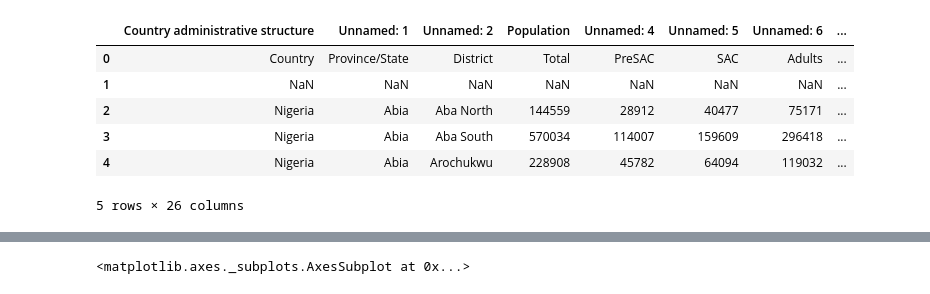
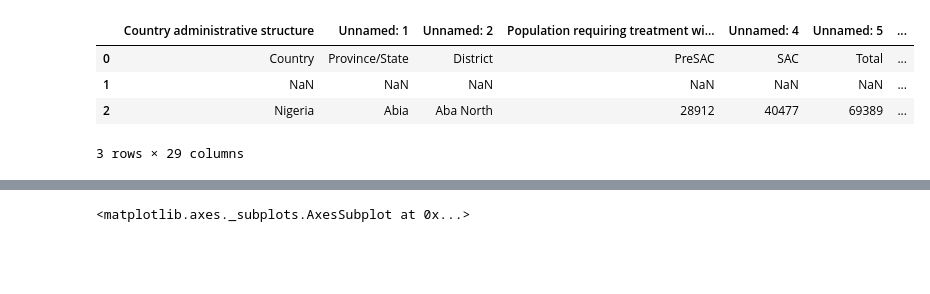
Before and after one commit to stm7631/AA-08-Washington-Data-Wizards, a Jupyter notebook: Code/Cleaning and Aggregating Nigeria Data.ipynb, the cells around one changed output, grey strips where cells are left out. Drawn from its saved outputs; the diff is of its cells as text; code cells hidden in the pictures; blank space fills up the shorter version.

```diff
--- a/Code/Reading and Plotting Nigeria Data.ipynb
+++ b/Code/Cleaning and Aggregating Nigeria Data.ipynb
@@ -20,14 +32,11 @@ nigeria_lf.loc[nigeria_lf.ADMIN1_NAME == 'Nassarawa', 'ADMIN1_NAME'] = 'Nasarawa
 # %%
-## printing the top two rows, as these are the unformated columns. I used this to figure out which columns I needed for the data.
-#print(data.loc[0])
-#print(data.loc[1])
-#nigeria_lf.head()
-mda.head()
+# printing the top three rows of each sheet are not the actual data, rather the column heads.
+# I used this to figure out which columns I needed for the data.
-# %% [output]
-|  | Country administrative structure | Unnamed: 1 | Unnamed: 2 | Population | Unnamed: 4 | Unnamed: 5 | Unnamed: 6 | ... |
-| 0 | Country | Province/State | District | Total | PreSAC | SAC | Adults | ... |
-| 1 | NaN | NaN | NaN | NaN | NaN | NaN | NaN | ... |
-| 2 | Nigeria | Abia | Aba North | 144559 | 28912 | 40477 | 75171 | ... |
-| 3 | Nigeria | Abia | Aba South | 570034 | 114007 | 159609 | 296418 | ... |
-| 4 | Nigeria | Abia | Arochukwu | 228908 | 45782 | 64094 | 119032 | ... |
-5 rows × 26 columns
+# %%
+alb_mbd.head(3)
+# %% [output]
+|  | Country administrative structure | Unnamed: 1 | Unnamed: 2 | Population requiring treatment wi... | Unnamed: 4 | Unnamed: 5 | ... |
+| 0 | Country | Province/State | District | PreSAC | SAC | Total | ... |
+| 1 | NaN | NaN | NaN | NaN | NaN | NaN | ... |
+| 2 | Nigeria | Abia | Aba North | 28912 | 40477 | 69389 | ... |
+3 rows × 29 columns
```
Also changed, not shown: parts of 21 cells of this notebook, 7 other files.
